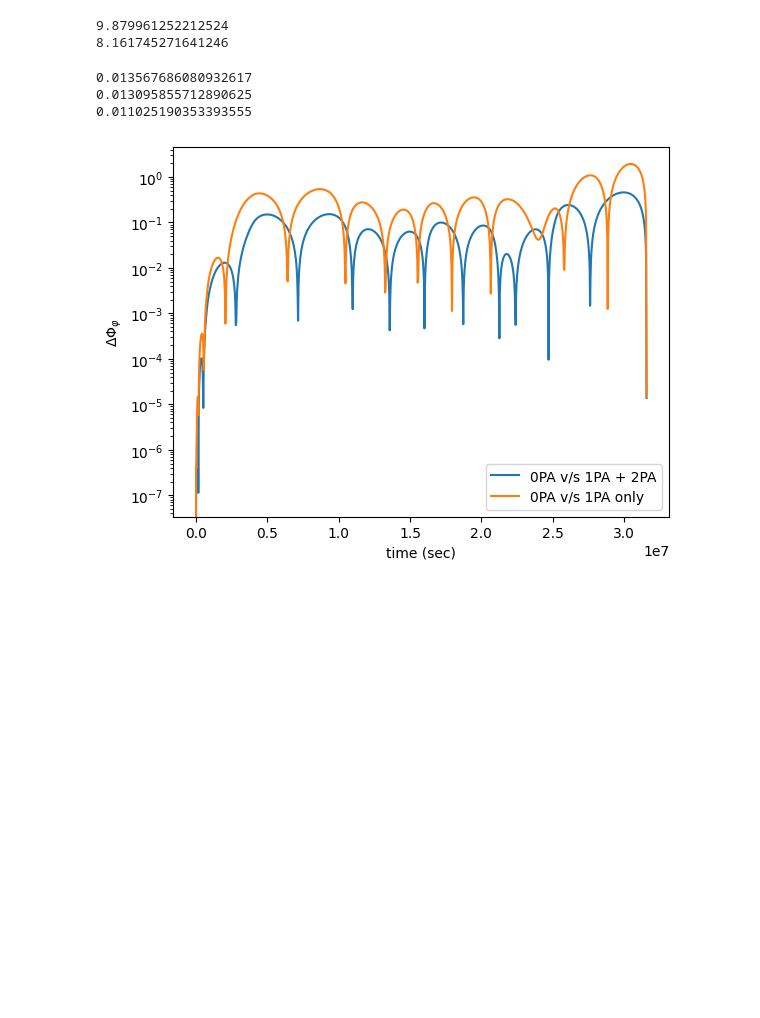
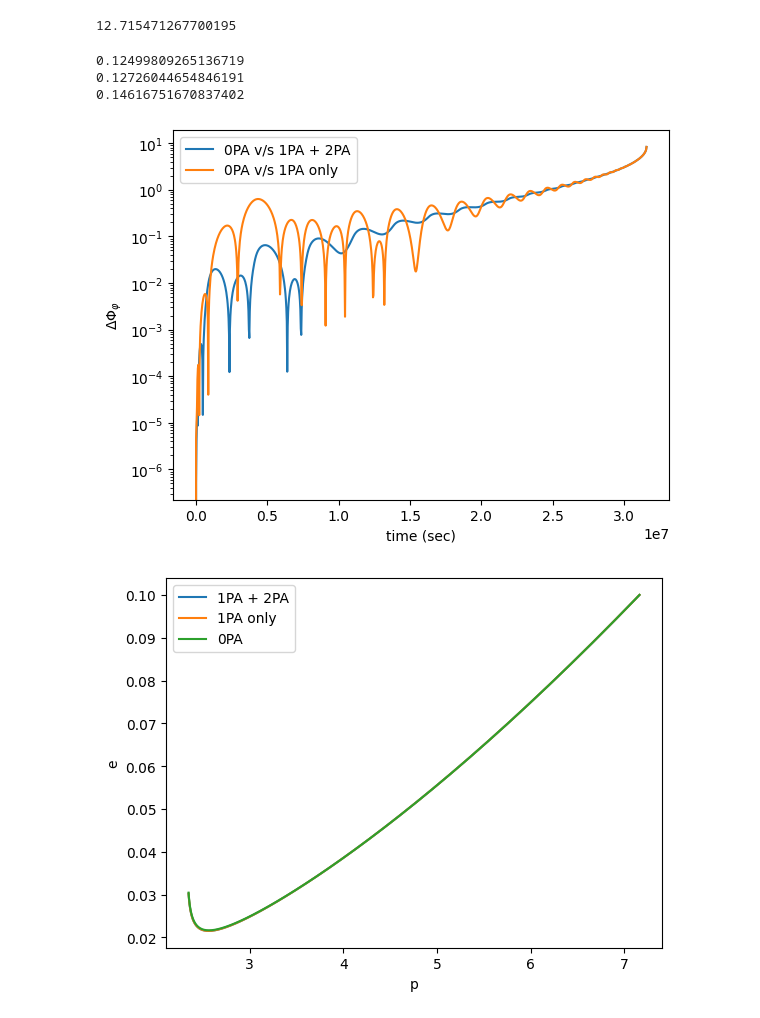
Before and after one commit to perturber/SuperKludgeIndie, a Jupyter notebook: SuperKludgeEqEcc_PaperFiles/general_examples/SuperKludge_example.ipynb, the cells around one changed output. Cells and saved outputs as stored; diff of their text form; code cells hidden in the pictures; blank space fills up the shorter version.

```diff
--- a/SuperKludgeEqEcc_PaperFiles/general_examples/SuperKludge_example.ipynb
+++ b/SuperKludgeEqEcc_PaperFiles/general_examples/SuperKludge_example.ipynb
@@ -63,8 +63,8 @@ else:
 # define parameters
 m1 = 1e6
 m2 = 1e1
-a = 0.99
-e0 = 0.1
+a = 0.9
+e0 = 0.1 #must be >> 0.0. SuperKludge returns an error if e < 0.01 at any point along the trajectory.
 Y0 = 1.0
 dist = 1.0
 qS = np.pi/3
@@ -82,17 +82,17 @@ start = time.time()
 SK_traj = EMRIInspiral(func=SuperKludgeFlux)
 print(time.time() - start)
 
-chi2 = 0.5 #dimensionless secondary spin
+chi2 = 0.9 #dimensionless secondary spin
 evolve_1PA = True
 evolve_primary = False
 evolve_2PA = True
 add_args = [chi2, evolve_1PA, evolve_primary, evolve_2PA]
 
-p0 = get_p_at_t(traj_module=SK_traj, t_out=T, traj_args=[m1, m2, a, e0, Y0, *add_args]) + 1.0
-print(p0)
+p0 = get_p_at_t(traj_module=SK_traj, t_out=T, traj_args=[m1, m2, a, e0, Y0, *add_args]) + 0.5
+
+print('p0: ', p0)
 # %% [output]
-9.879961252212524
-8.161745271641246
+12.715471267700195
 # %%
 #Kerr Adiabatic (0PA) v/s SuperKludge (1PA + 2PA) v/s SuperKludge (1PA)
 
@@ -113,35 +113,46 @@ evolve_2PA = False
 add_args = [chi2, evolve_1PA, evolve_primary, evolve_2PA]
 t2, p2, e2, x2, pp2, pt2, pr2, _, _ = SK_traj(m1, m2, a, p0, e0, Y0, *add_args, Phi_phi0=Phi_phi0, Phi_theta0=Phi_theta0, Phi_r0=Phi_r0, T=T, dt=dt)
 print(time.time() - start)
 
 #0PA
 start = time.time()
 evolve_1PA = False
 evolve_primary = False
 evolve_2PA = False
 add_args = [chi2, evolve_1PA, evolve_primary, evolve_2PA]
 t3, p3, e3, x3, pp3, pt3, pr3, _, _ = SK_traj(m1, m2, a, p0, e0, Y0, *add_args, Phi_phi0=Phi_phi0, Phi_theta0=Phi_theta0, Phi_r0=Phi_r0, T=T, dt=dt)
 print(time.time() - start)
 
 min_t1_t2 = min(t2[-1],t1[-1])
 max_t1_t2 = max(t2[0],t1[0])
 
 t = np.linspace(max(t3[0],max_t1_t2),min(t3[-1],min_t1_t2),1000)
 pp1 = CubicSpline(t1,pp1)(t)
 pp2 = CubicSpline(t2,pp2)(t)
 pp3 = CubicSpline(t3,pp3)(t)
 
 plt.plot(t,np.abs(pp3-pp1),label='0PA v/s 1PA + 2PA')
 plt.plot(t,np.abs(pp3-pp2),label='0PA v/s 1PA only')
 plt.xlabel('time (sec)')
 plt.ylabel(r'$\Delta\Phi_{\varphi}$')
 plt.yscale('log')
 plt.legend()
 plt.savefig('phase_diff_SK_vs_KerrEccFlux.png',transparent=False)
 plt.show()
+
+plt.plot(p1,e1,label='1PA + 2PA')
+plt.plot(p2,e2,label='1PA only')
+plt.plot(p3,e3,label='0PA')
+#plt.axhline(0.001,linestyle='--',color='k',label='e = 0.01 cutoff')
+plt.xlabel('p')
+plt.ylabel('e')
+plt.legend()
+plt.savefig('p_vs_e.png',transparent=False)
+plt.show()
 # %% [output]
-0.013567686080932617
-0.013095855712890625
-0.011025190353393555
+0.12499809265136719
+0.12726044654846191
+0.14616751670837402
-[figure, old version]
+[figure, new version]
+[figure, added]
 # %%
```
Also changed, not shown: parts of 5 cells of this notebook, 5 other files.
